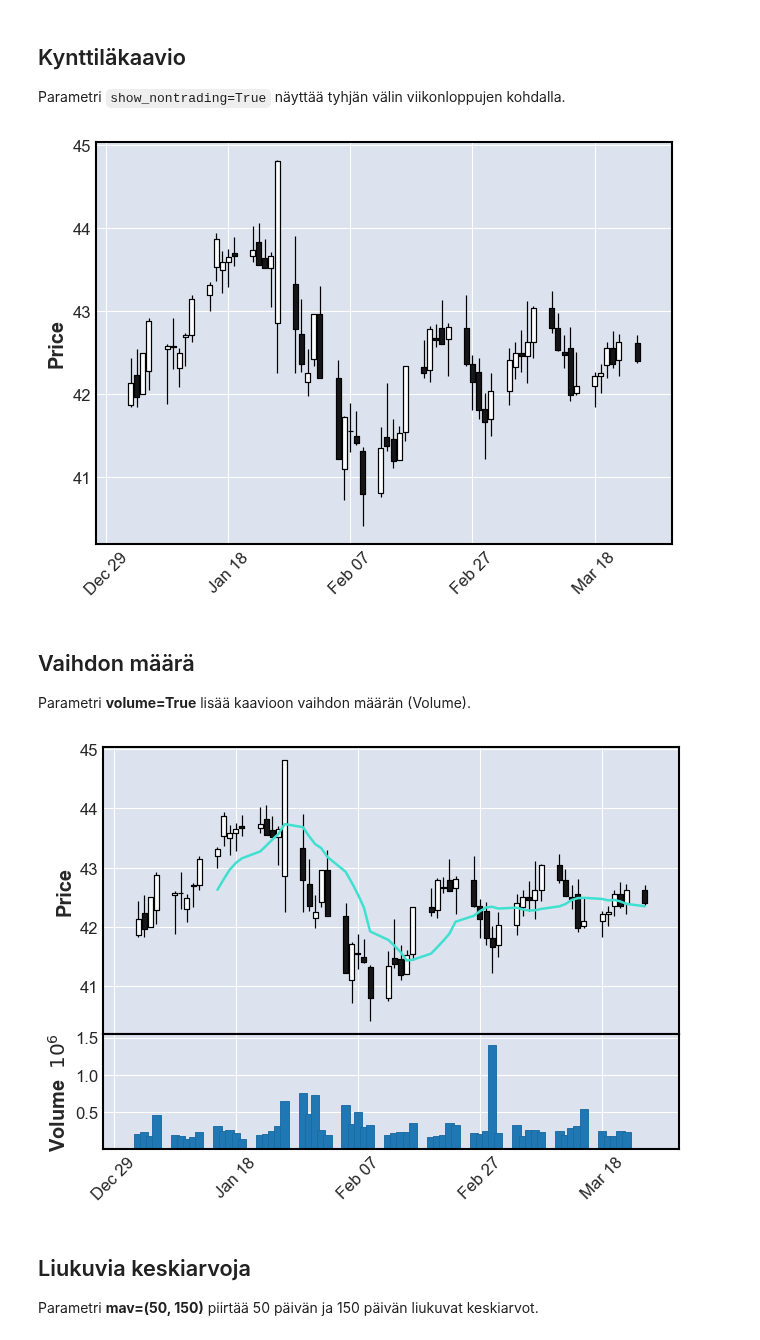
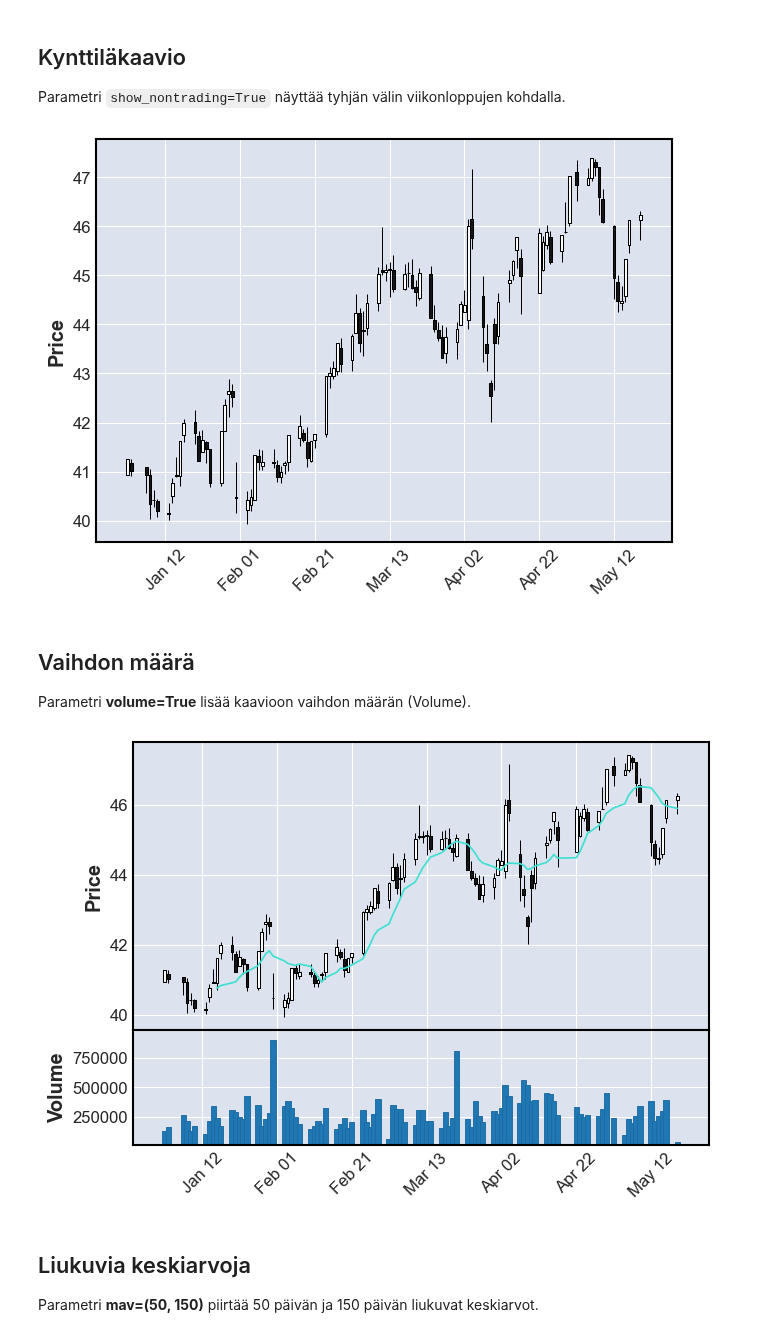
Before and after one commit to taanila/aikasarjat, a Jupyter notebook: mplfinance.ipynb, the cells around one changed output. Cells and saved outputs as stored; diff of their text form; code cells hidden in the pictures.

```diff
--- a/mplfinance.ipynb
+++ b/mplfinance.ipynb
@@ -22,4 +22,3 @@ Kurssihistorioita voit noutaa Yahoo Finance -palvelusta. Voit googlata muiden os
 # %%
-elisa = yf.download('ELISA.HE', start='2023-1-1')
-elisa
+elisa = yf.download('ELISA.HE', start='2025-1-1')
 # %% [output]
@@ -42,0 +47,3 @@ elisa
+# %%
+elisa.columns = elisa.columns.droplevel(1)
+elisa
@@ -45,9 +67,9 @@ elisa
 
 Parametri `show_nontrading=True` näyttää tyhjän välin viikonloppujen kohdalla.
 # %%
-mpf.plot(elisa['2024-1':], type='candle', show_nontrading=True)
+mpf.plot(elisa, type='candle', show_nontrading=True)
 # %% [output]
-[figure, old version]
+[figure, new version]
 # %% [markdown]
 ## Vaihdon määrä
 
@@ -55,7 +77,7 @@ Parametri **volume=True** lisää kaavioon vaihdon määrän (Volume).
 # %%
 mpf.plot(elisa['2024-1':], type='candle', mav=(10), volume=True, show_nontrading=True)
 # %% [output]
-[figure, old version]
+[figure, new version]
 # %% [markdown]
 ## Liukuvia keskiarvoja
 
```
Also changed, not shown: parts of 8 cells of this notebook.
